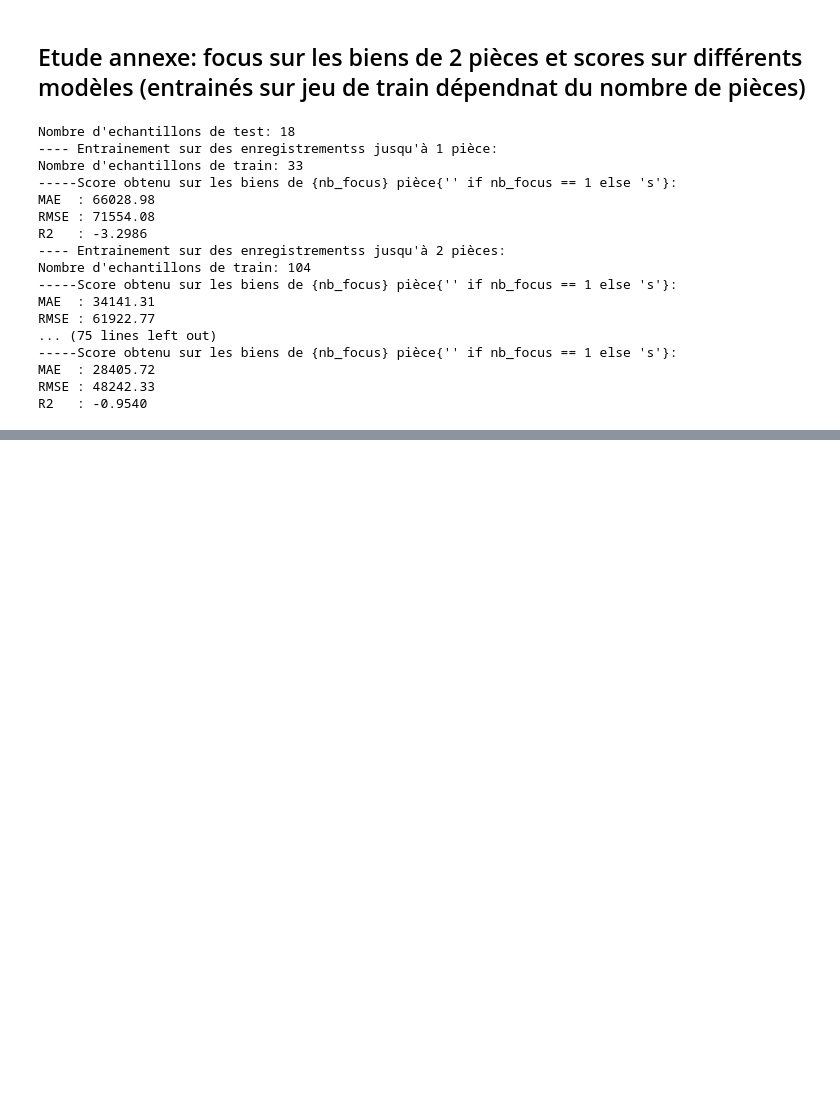
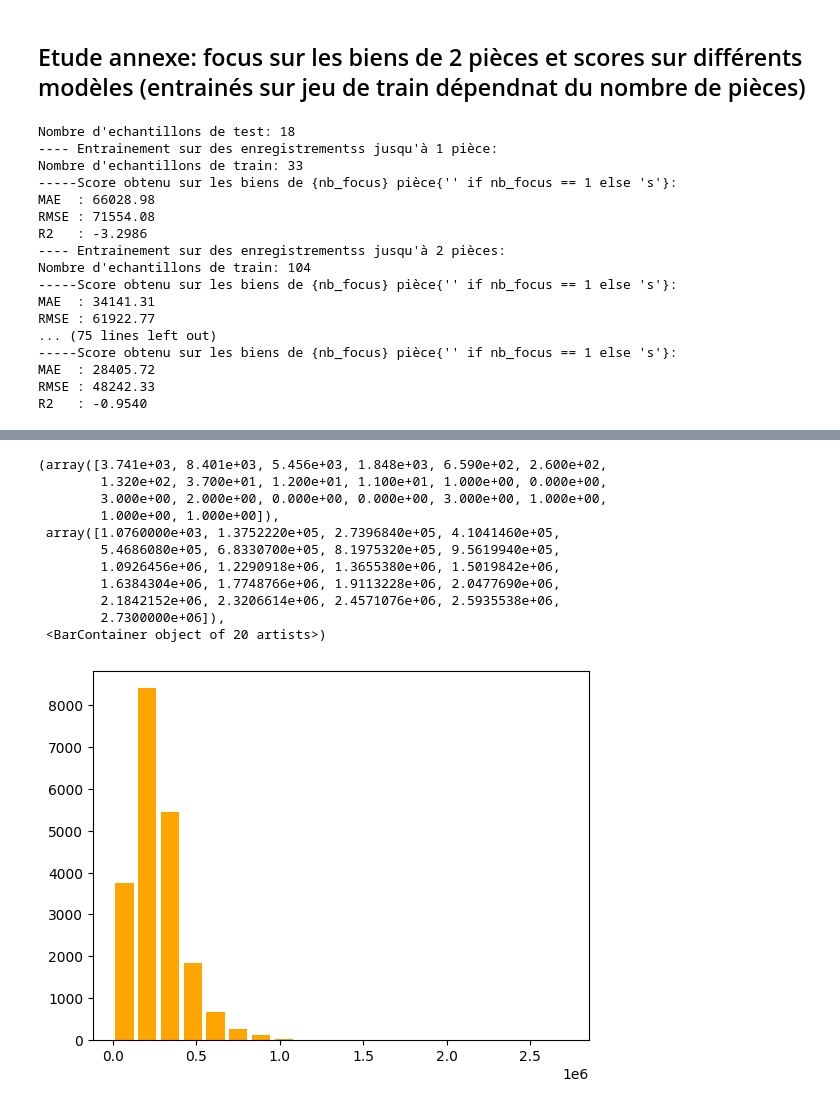
Before and after one commit to Hugues360/Projet_DS2025, a Jupyter notebook: Etape_4_modelisation.ipynb, the cells around one changed output, grey strips where cells are left out. Saved outputs shown, nothing was run; the diff lists cells and outputs as text; code cells hidden in the pictures; blank space fills up the shorter version.

```diff
--- a/Etape_4_modelisation.ipynb
+++ b/Etape_4_modelisation.ipynb
@@ -586,0 +622,15 @@ R2   : -0.9540
+# %%
+plt.hist(y_train,  bins=20, color='orange', rwidth=0.8)
+# %% [output]
+(array([3.741e+03, 8.401e+03, 5.456e+03, 1.848e+03, 6.590e+02, 2.600e+02,
+        1.320e+02, 3.700e+01, 1.200e+01, 1.100e+01, 1.000e+00, 0.000e+00,
+        3.000e+00, 2.000e+00, 0.000e+00, 0.000e+00, 3.000e+00, 1.000e+00,
+        1.000e+00, 1.000e+00]),
+ array([1.0760000e+03, 1.3752220e+05, 2.7396840e+05, 4.1041460e+05,
+        5.4686080e+05, 6.8330700e+05, 8.1975320e+05, 9.5619940e+05,
+        1.0926456e+06, 1.2290918e+06, 1.3655380e+06, 1.5019842e+06,
+        1.6384304e+06, 1.7748766e+06, 1.9113228e+06, 2.0477690e+06,
+        2.1842152e+06, 2.3206614e+06, 2.4571076e+06, 2.5935538e+06,
+        2.7300000e+06]),
+ <BarContainer object of 20 artists>)
+[figure, added]
```
Also changed, not shown: parts of 30 cells of this notebook.
